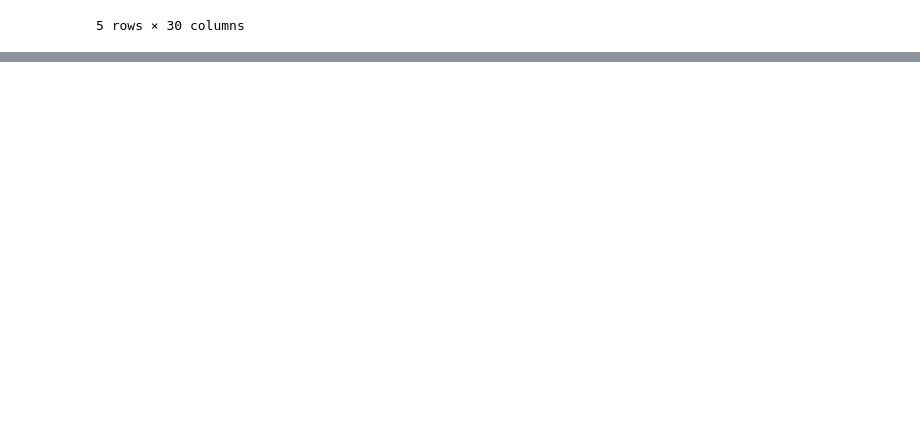
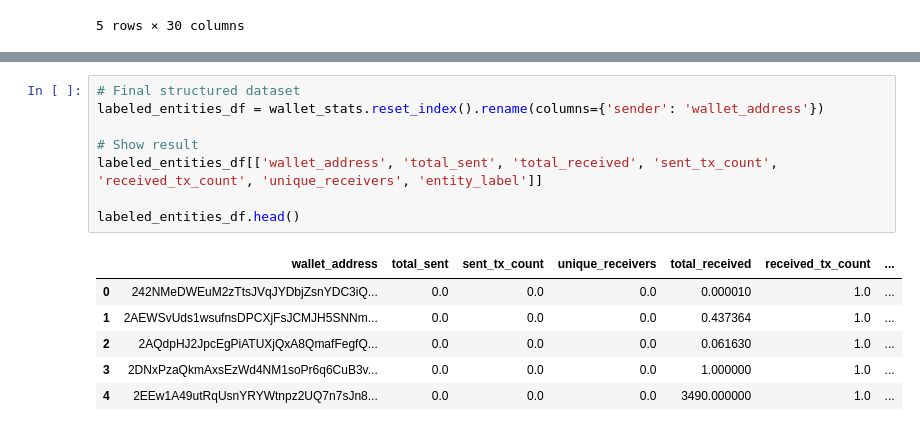
Before and after one commit to apostleoffinance/Solana-Forensic-Analysis-Tool, a Jupyter notebook: notebooks/05_entity_labeling.ipynb, the cells around one changed output, grey strips where cells are left out. Drawn from its saved outputs; the diff is of its cells as text; blank space fills up the shorter version.

```diff
--- a/notebooks/05_entity_labeling.ipynb
+++ b/notebooks/05_entity_labeling.ipynb
@@ -595,0 +637,15 @@ test_wallet_timeseries.head()
+# %%
+# Final structured dataset
+labeled_entities_df = wallet_stats.reset_index().rename(columns={'sender': 'wallet_address'})
+
+# Show result
+labeled_entities_df[['wallet_address', 'total_sent', 'total_received', 'sent_tx_count', 'received_tx_count', 'unique_receivers', 'entity_label']]
+
+labeled_entities_df.head()
+# %% [output]
+|  | wallet_address | total_sent | sent_tx_count | unique_receivers | total_received | received_tx_count | ... |
+| 0 | 242NMeDWEuM2zTtsJVqJYDbjZsnYDC3iQ... | 0.0 | 0.0 | 0.0 | 0.000010 | 1.0 | ... |
+| 1 | 2AEWSvUds1wsufnsDPCXjFsJCMJH5SNNm... | 0.0 | 0.0 | 0.0 | 0.437364 | 1.0 | ... |
+| 2 | 2AQdpHJ2JpcEgPiATUXjQxA8QmafFegfQ... | 0.0 | 0.0 | 0.0 | 0.061630 | 1.0 | ... |
+| 3 | 2DNxPzaQkmAxsEzWd4NM1soPr6q6CuB3v... | 0.0 | 0.0 | 0.0 | 1.000000 | 1.0 | ... |
+| 4 | 2EEw1A49utRqUsnYRYWtnpz2UQ7n7sJn8... | 0.0 | 0.0 | 0.0 | 3490.000000 | 1.0 | ... |
```
Also changed, not shown: parts of 3 cells of this notebook.
